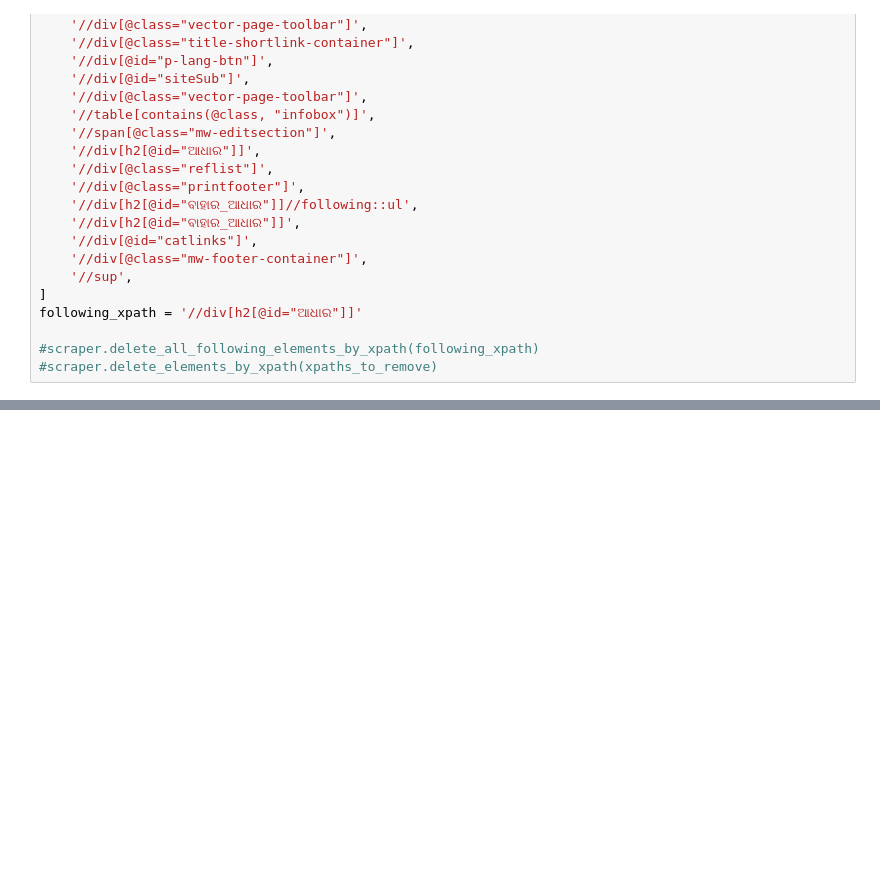
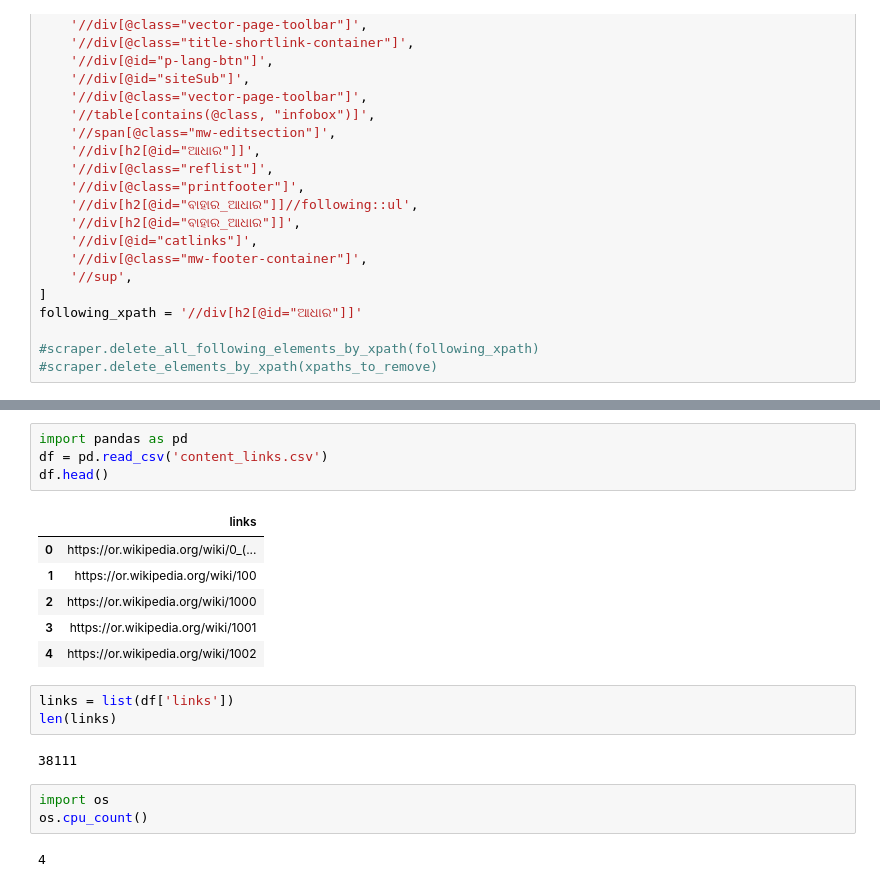
Before and after one commit to tripathysagar/odia_text_prep, a Jupyter notebook: wikipedia/process_wikipedia_web2md.ipynb, the cells around one changed output, grey strips where cells are left out. Cells and saved outputs as stored; diff of their text form; blank space fills up the shorter version.

```diff
--- a/wikipedia/process_wikipedia_web2md.ipynb
+++ b/wikipedia/process_wikipedia_web2md.ipynb
@@ -238,0 +265,21 @@ with open('temp.md', 'w') as file:
+# %%
+import pandas as pd
+df = pd.read_csv('content_links.csv')
+df.head()
+# %% [output]
+|  | links |
+| 0 | https://or.wikipedia.org/wiki/0_(... |
+| 1 | https://or.wikipedia.org/wiki/100 |
+| 2 | https://or.wikipedia.org/wiki/1000 |
+| 3 | https://or.wikipedia.org/wiki/1001 |
+| 4 | https://or.wikipedia.org/wiki/1002 |
+# %%
+links = list(df['links'])
+len(links)
+# %% [output]
+38111
+# %%
+import os
+os.cpu_count()
+# %% [output]
+4
```
Also changed, not shown: parts of 16 cells of this notebook.
